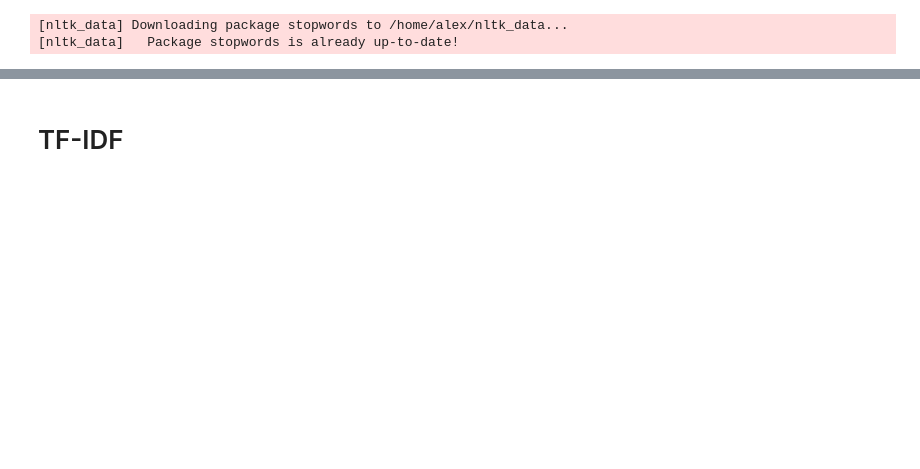
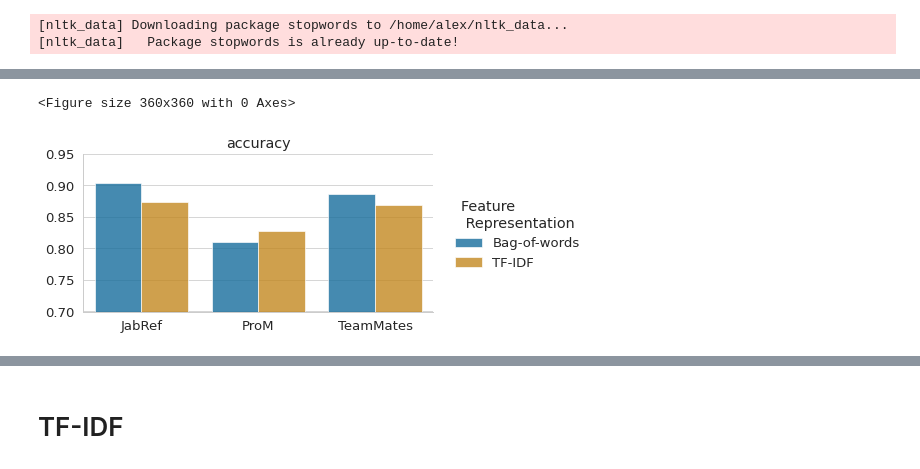
Before and after one commit to alexanderflorean/BSc-JavSoCoClassifier, a Jupyter notebook: jupyter/Untitled.ipynb, the cells around one changed output, grey strips where cells are left out. Cells and saved outputs as stored; diff of their text form; code cells hidden in the pictures; blank space fills up the shorter version.

```diff
--- a/jupyter/Untitled.ipynb
+++ b/jupyter/Untitled.ipynb
@@ -63,0 +98,8 @@ df_all.sort_values(by='macro_f1',ascending=[False]).head(20)
+# %%
+
+res = df_all.sort_values(by='accuracy',ascending=[False])
+
+# take the mean values of every setting for each Feature representation
+jab_df_frep_mean =res[res['system']=='jabref'].groupby(['Feature rep.']).mean()
+prom_df_frep_mean = res[res['system']=='prom'].groupby(['Feature rep.']).mean()
+team_df_frep_mean = res[res['system']=='team'].groupby(['Feature rep.']).mean()
@@ -63,0 +161,4 @@ df_all.sort_values(by='macro_f1',ascending=[False]).head(20)
+# %%
+# Feature Representation barplot
+df_vis_rep = pd.concat([j_rep, p_rep, m_rep], ignore_index = True)
+df_vis_rep
@@ -64,3 +173,29 @@ df_all.sort_values(by='macro_f1',ascending=[False]).head(20)
+# %%
+sns.set(rc={'figure.figsize':(5,5)})
+sns.set_theme("paper", style="whitegrid", font_scale=1.5)
+sns.despine()
+
+g =  sns.catplot(data=df_vis_rep,
+                kind="bar",
+                x="system",
+                y="value",
+                palette="colorblind",
+                alpha=0.8,
+                hue="Feature rep.",
+                # row="classifier",
+                col="metric",
+                height=3.0,
+                aspect=2,
+                margin_titles=True)
+g.set(ylim=(0.7, 0.95))
+g.set_axis_labels("", "")
+g.set_titles(col_template="{col_name}") #, row_template="{row_name}")
+g.legend.set_title("Feature \n Representation")
+g.fig.subplots_adjust(top=0.9) # adjust the Figure in rp
+#g.fig.suptitle('Subject system: Jabref')
+# %% [output]
+<Figure size 360x360 with 0 Axes>
+[figure, added]
 # %%
 jabref_bow = jabref_bow.drop(labels={'settings'}, axis=1)
 jabref_bow = jabref_bow.rename(columns={'weighted_precision' : 'w.precision',
```
Also changed, not shown: parts of 22 cells of this notebook.
